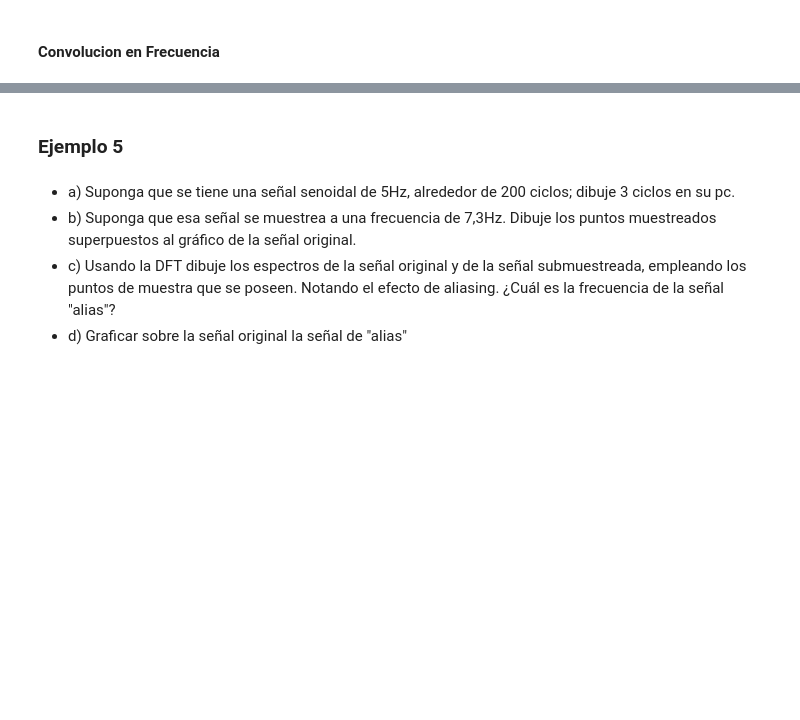
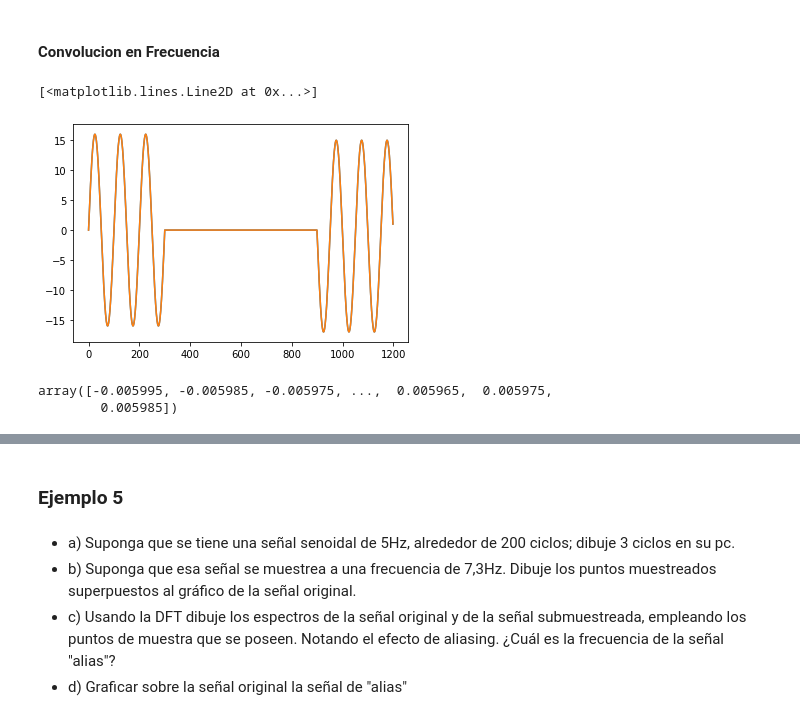
Before and after one commit to fmirandabonomi/curso_sdr_invap, a Jupyter notebook: dsp_tiempo_frecuencia.ipynb, the cells around one changed output, grey strips where cells are left out. Drawn from its saved outputs; the diff is of its cells as text; code cells hidden in the pictures; blank space fills up the shorter version.

```diff
--- a/dsp_tiempo_frecuencia.ipynb
+++ b/dsp_tiempo_frecuencia.ipynb
@@ -795,5 +795,16 @@ plt.show()
 # %% [markdown]
 #### Convolucion en Frecuencia
+# %%
+plt.plot(fftconvolve(senial_infinita,pulso_rectangular,mode="same"))
+plt.plot(np.convolve(senial_infinita,pulso_rectangular,mode="same"))
+# %% [output]
+[<matplotlib.lines.Line2D at 0x...>]
+[figure, added]
+# %%
+vector_tiempo_centrado
+# %% [output]
+array([-0.005995, -0.005985, -0.005975, ...,  0.005965,  0.005975,
+        0.005985])
 # %%
 convolucion_frecuencia = fftconvolve(senial_infinita, pulso_rectangular_centrado, mode='same')
 
```
Also changed, not shown: parts of 12 cells of this notebook.
